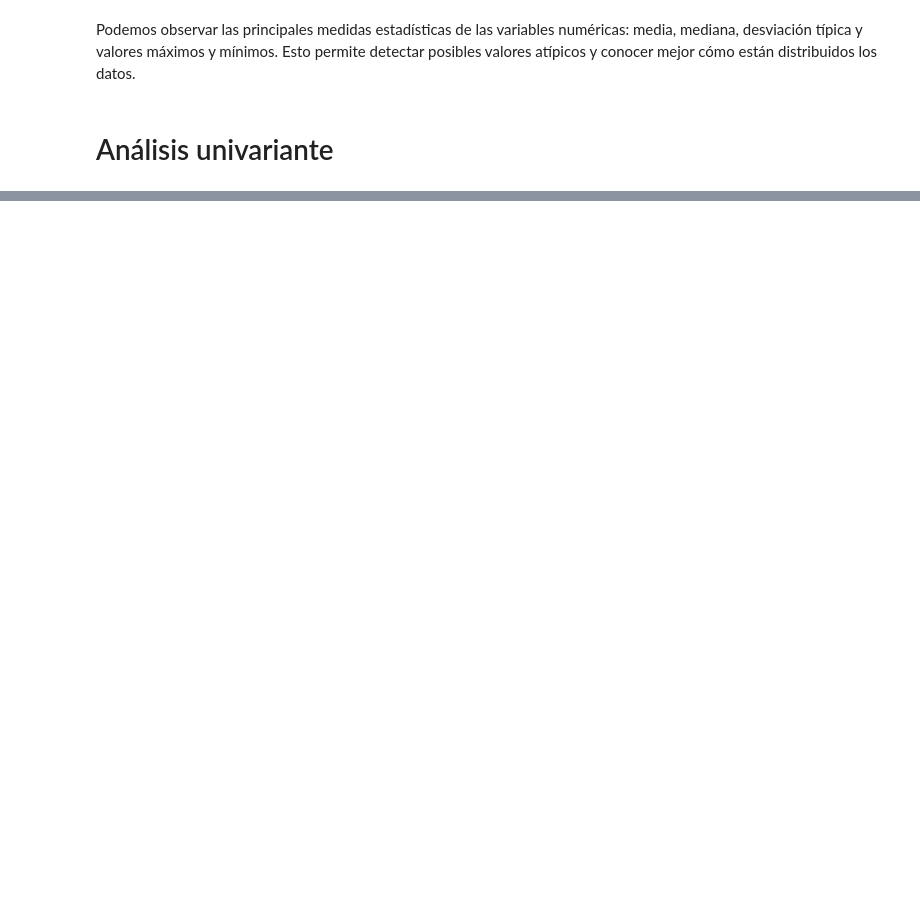
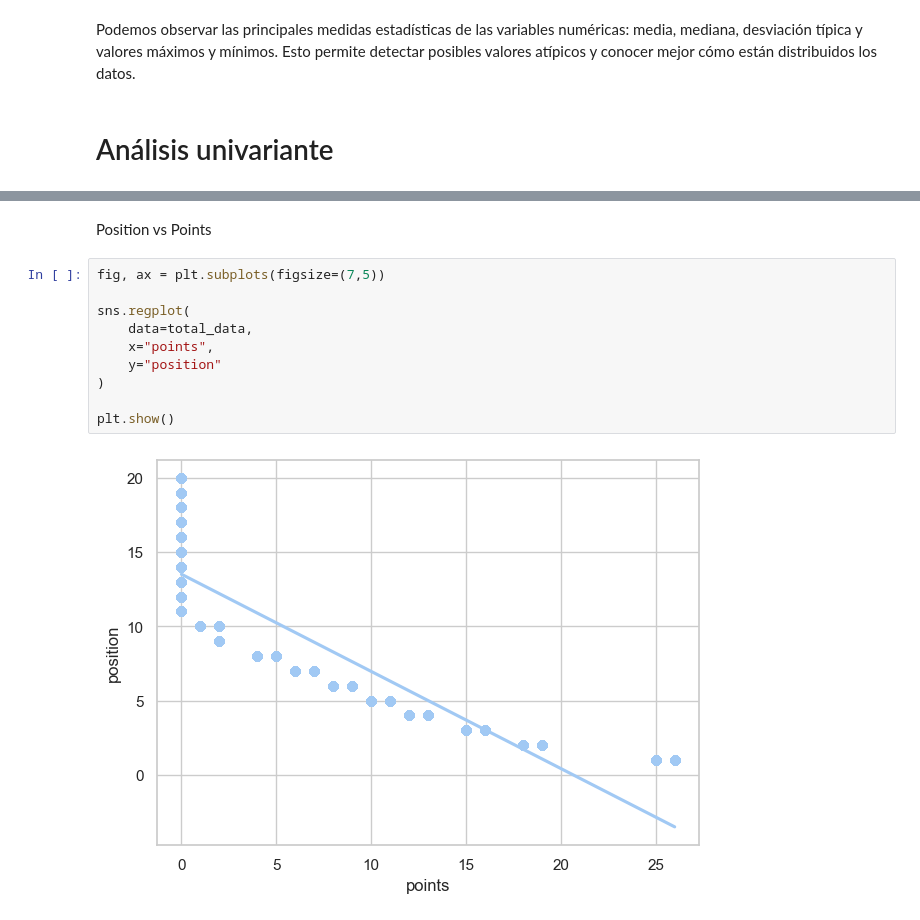
Before and after one commit to luciaTapiaGarcia/proyecto_final_f1_marcos_lucia, a Jupyter notebook: src/explore.ipynb, the cells around one changed output, grey strips where cells are left out. Cells and saved outputs as stored; diff of their text form; blank space fills up the shorter version.

```diff
--- a/src/explore.ipynb
+++ b/src/explore.ipynb
@@ -717,0 +834,14 @@ SyntaxError: invalid syntax (807313473.py, line 4)
+# %% [markdown]
+Position vs Points
+# %%
+fig, ax = plt.subplots(figsize=(7,5))
+
+sns.regplot(
+    data=total_data,
+    x="points",
+    y="position"
+)
+
+plt.show()
+# %% [output]
+[figure, added]
```
Also changed, not shown: parts of 43 cells of this notebook.
